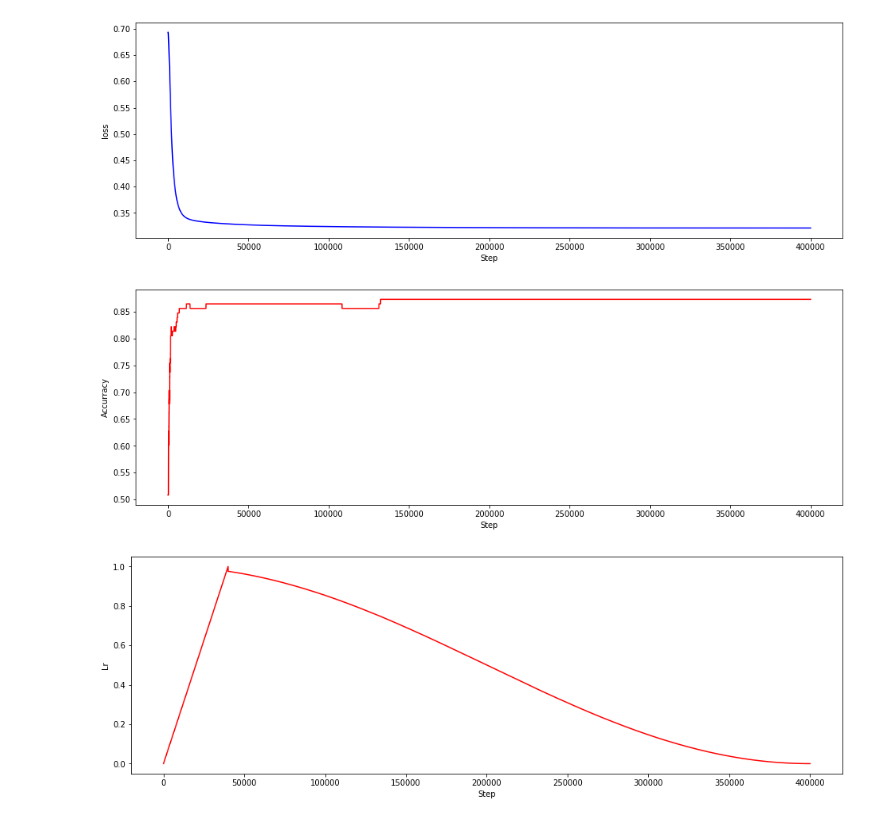
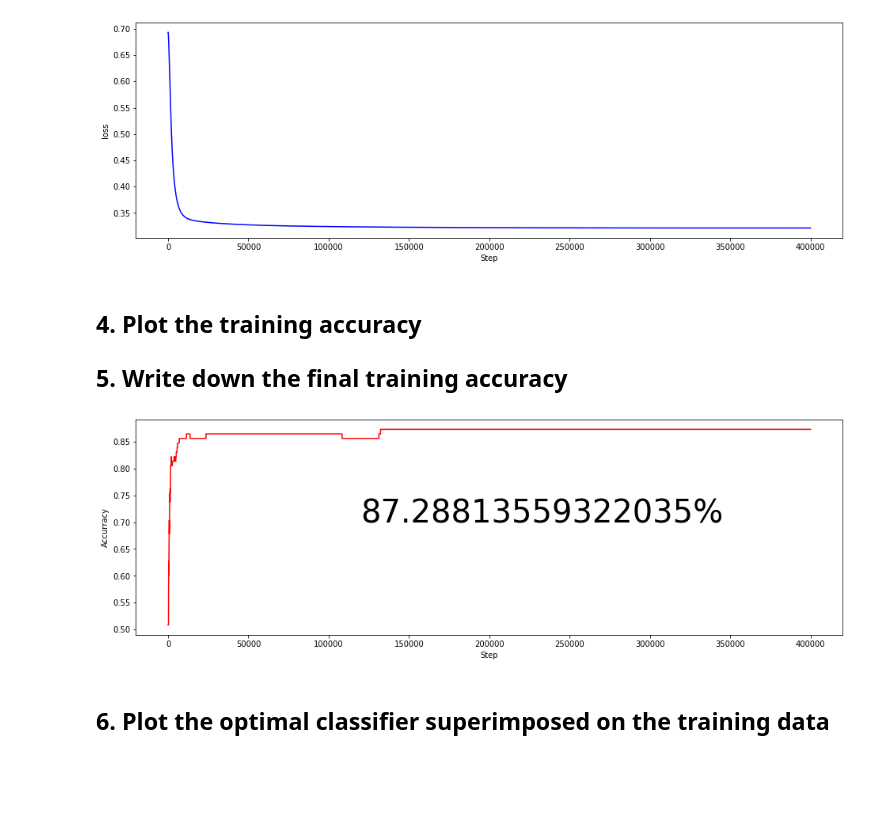
Before and after one commit to wonbeomjang/CAU54161-Machine-learning-class, a Jupyter notebook: Assignment_06/Assignment_06.ipynb, the cells around one changed output. Drawn from its saved outputs; the diff is of its cells as text; code cells hidden in the pictures; blank space fills up the shorter version.

```diff
--- a/Assignment_06/Assignment_06.ipynb
+++ b/Assignment_06/Assignment_06.ipynb
@@ -21,7 +21,7 @@ def BCELoss(pred: np.ndarray, label: np.ndarray):
     return -(label * np.log(pred) + (1 - label) * np.log(1 - pred)).mean(dtype=np.float64)
 
 class LearningRate:
-    def __init__(self, lr, epoch, step=1):
+    def __init__(self, lr, epoch, step=0):
         self._lr = lr
         self._step = step
         self._epoch = epoch
@@ -56,16 +56,18 @@ transformed_data.shape
 (118, 16)
 # %%
 from tqdm import tqdm
+
+epoch = 400000
+initial_lr = 1
+max_acc = 0
 
 lrs = []
 losses = []
 accuracys = []
 weights = []
 biases = []
-epoch = 400000
-e = 1e-20
-max_acc = 0
-learning_rate = LearningRate(1, epoch)
+
+learning_rate = LearningRate(initial_lr, epoch)
 model = Model()
 
 for step in tqdm(range(epoch)):
@@ -121,20 +157,19 @@ plt.xlabel('Step')
 plt.show()
 # %% [output]
 [figure]
+# %% [markdown]
+## 4. Plot the training accuracy
+## 5. Write down the final training accuracy
 # %%
 plt.figure(figsize=(16, 5))
 plt.plot(accuracys, c='r')
 plt.ylabel('Accurracy')
 plt.xlabel('Step')
+plt.text(len(accuracys) * 0.3, accuracys[-1] * 0.8, f'{accuracys[-1]*100}%', size=40)
+
 plt.show()
 # %% [output]
-[figure, old version]
+[figure, new version]
-# %%
-plt.figure(figsize=(16, 5))
-plt.plot(lrs, c='r')
-plt.ylabel('Lr')
-plt.xlabel('Step')
-plt.show()
-# %% [output]
-[figure, removed]
+# %% [markdown]
+## 6. Plot the optimal classifier superimposed on the training data
 # %%
```
Also changed, not shown: parts of 8 cells of this notebook.
